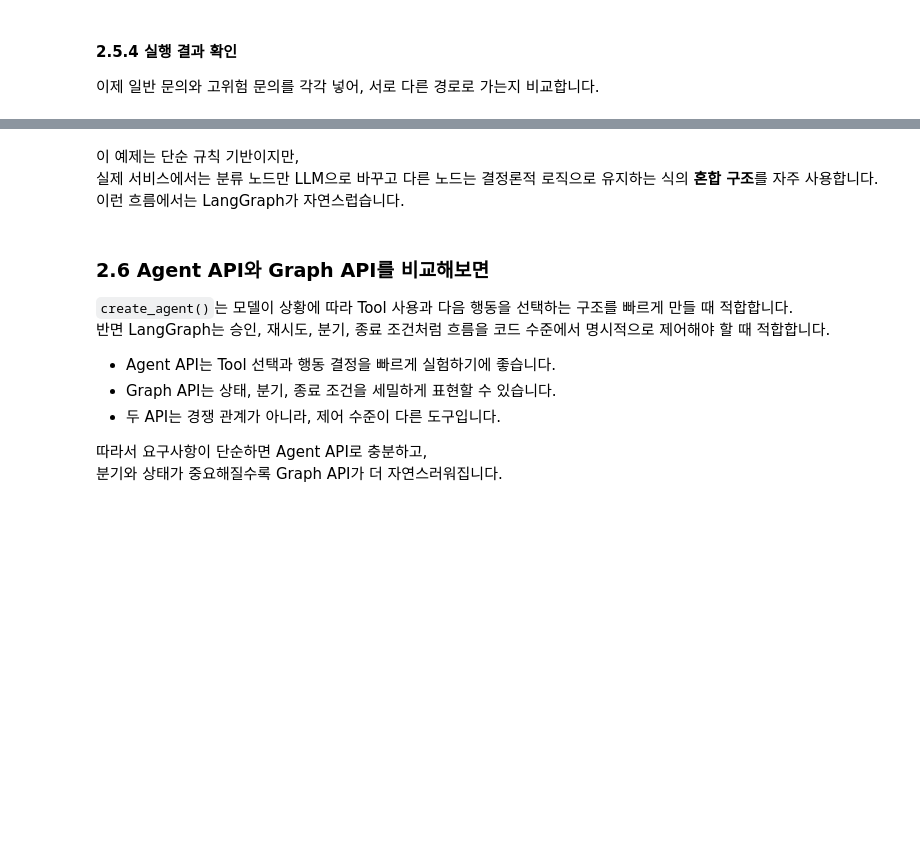
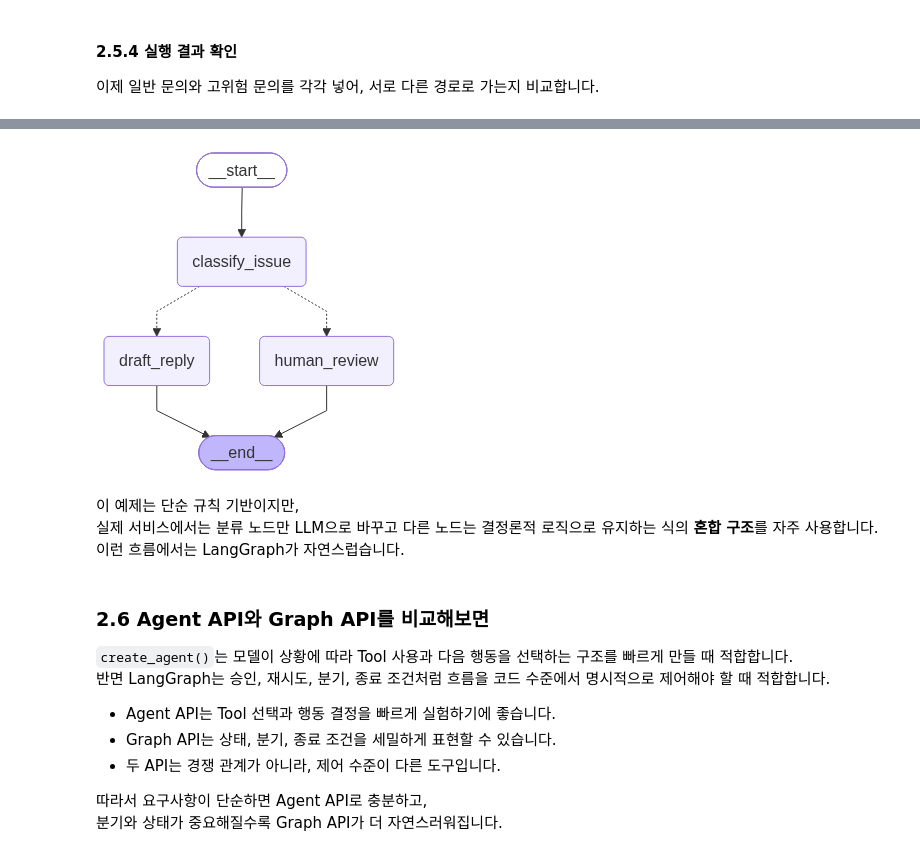
Before and after one commit to chan3623/llm_workspace, a Jupyter notebook: RAG/RAG_05_agent_langgraph.ipynb, the cells around one changed output, grey strips where cells are left out. Drawn from its saved outputs; the diff is of its cells as text; code cells hidden in the pictures; blank space fills up the shorter version.

```diff
--- a/RAG/RAG_05_agent_langgraph.ipynb
+++ b/RAG/RAG_05_agent_langgraph.ipynb
@@ -1227,3 +1325,7 @@ print("고위험 요청:", high_case)
+# %%
+inquiry_graph
+# %% [output]
+[figure, added]
 # %% [markdown]
 이 예제는 단순 규칙 기반이지만,
 실제 서비스에서는 분류 노드만 LLM으로 바꾸고 다른 노드는 결정론적 로직으로 유지하는 식의 **혼합 구조**를 자주 사용합니다.
```
Also changed, not shown: parts of 24 cells of this notebook, 4 other files.
